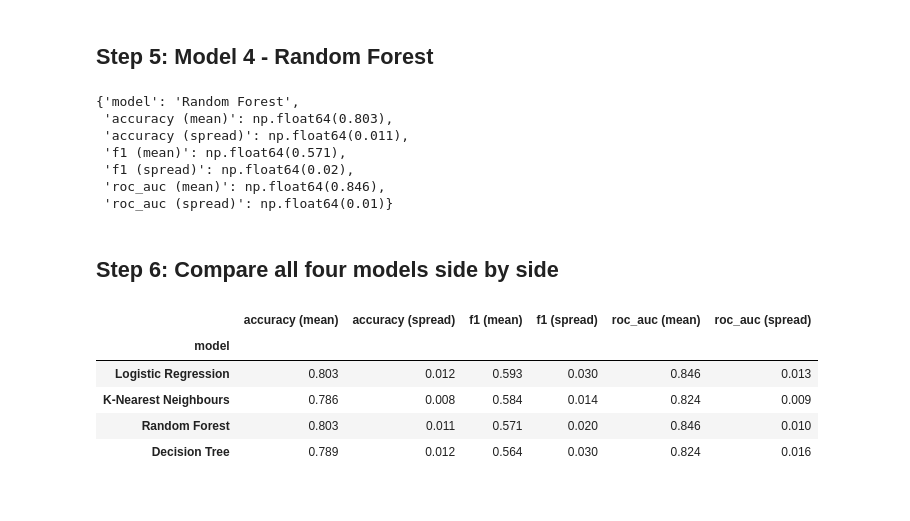
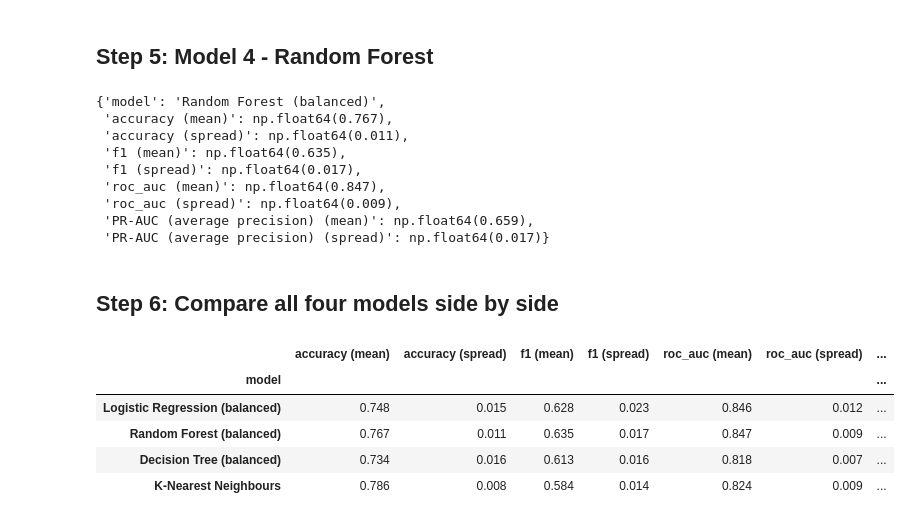
Before and after one commit to umarkhemis/ML_Caption_Project, a Jupyter notebook: notebooks/02_model_comparison.ipynb, the cells around one changed output. Drawn from its saved outputs; the diff is of its cells as text; code cells hidden in the pictures.

```diff
--- a/notebooks/02_model_comparison.ipynb
+++ b/notebooks/02_model_comparison.ipynb
@@ -33,8 +33,7 @@ Pipeline ready (see ../src/setup.py for exactly what it does).
 ## Step 2: Model 1 - Logistic Regression
 # %%
 from sklearn.linear_model import LogisticRegression
-
-log_reg = LogisticRegression(max_iter=1000, random_state=42)
-row_log_reg = evaluate(log_reg, 'Logistic Regression', X_train, y_train, preprocessing, cv)
+log_reg = LogisticRegression(max_iter=2000, class_weight='balanced', random_state=42)
+row_log_reg = evaluate(log_reg, 'Logistic Regression (balanced)', X_train, y_train, preprocessing, cv)
 row_log_reg
 # %% [output]
@@ -49,8 +50,7 @@ row_log_reg
 ## Step 3: Model 2 - Decision Tree
 # %%
 from sklearn.tree import DecisionTreeClassifier
-
-tree = DecisionTreeClassifier(max_depth=6, random_state=42)
-row_tree = evaluate(tree, 'Decision Tree', X_train, y_train, preprocessing, cv)
+tree = DecisionTreeClassifier(max_depth=6, class_weight='balanced', random_state=42)
+row_tree = evaluate(tree, 'Decision Tree (balanced)', X_train, y_train, preprocessing, cv)
 row_tree
 # %% [output]
@@ -81,30 +84,29 @@ row_knn
 ## Step 5: Model 4 - Random Forest
 # %%
 from sklearn.ensemble import RandomForestClassifier
-
-forest = RandomForestClassifier(n_estimators=200, max_depth=8, random_state=42)
-row_forest = evaluate(forest, 'Random Forest', X_train, y_train, preprocessing, cv)
+forest = RandomForestClassifier(n_estimators=200, max_depth=8, class_weight='balanced', random_state=42, n_jobs=-1)
+row_forest = evaluate(forest, 'Random Forest (balanced)', X_train, y_train, preprocessing, cv)
 row_forest
 # %% [output]
-{'model': 'Random Forest',
- 'accuracy (mean)': np.float64(0.803),
+{'model': 'Random Forest (balanced)',
+ 'accuracy (mean)': np.float64(0.767),
  'accuracy (spread)': np.float64(0.011),
- 'f1 (mean)': np.float64(0.571),
- 'f1 (spread)': np.float64(0.02),
- 'roc_auc (mean)': np.float64(0.846),
- 'roc_auc (spread)': np.float64(0.01)}
+ 'f1 (mean)': np.float64(0.635),
+ 'f1 (spread)': np.float64(0.017),
+ 'roc_auc (mean)': np.float64(0.847),
+ 'roc_auc (spread)': np.float64(0.009),
+ 'PR-AUC (average precision) (mean)': np.float64(0.659),
+ 'PR-AUC (average precision) (spread)': np.float64(0.017)}
 # %% [markdown]
 ## Step 6: Compare all four models side by side
 # %%
-comparison = pd.DataFrame([row_log_reg, row_tree, row_knn, row_forest])
-comparison = comparison.set_index('model')
-comparison = comparison.sort_values('f1 (mean)', ascending=False)
-comparison
+comparison = pd.DataFrame([row_log_reg, row_tree, row_knn, row_forest]).set_index('model')
+comparison.sort_values('PR-AUC (average precision) (mean)', ascending=False)
 # %% [output]
-|  | accuracy (mean) | accuracy (spread) | f1 (mean) | f1 (spread) | roc_auc (mean) | roc_auc (spread) |
-| model |  |  |  |  |  |  |
-| Logistic Regression | 0.803 | 0.012 | 0.593 | 0.030 | 0.846 | 0.013 |
-| K-Nearest Neighbours | 0.786 | 0.008 | 0.584 | 0.014 | 0.824 | 0.009 |
-| Random Forest | 0.803 | 0.011 | 0.571 | 0.020 | 0.846 | 0.010 |
-| Decision Tree | 0.789 | 0.012 | 0.564 | 0.030 | 0.824 | 0.016 |
+|  | accuracy (mean) | accuracy (spread) | f1 (mean) | f1 (spread) | roc_auc (mean) | roc_auc (spread) | ... |
+| model |  |  |  |  |  |  | ... |
+| Logistic Regression (balanced) | 0.748 | 0.015 | 0.628 | 0.023 | 0.846 | 0.012 | ... |
+| Random Forest (balanced) | 0.767 | 0.011 | 0.635 | 0.017 | 0.847 | 0.009 | ... |
+| Decision Tree (balanced) | 0.734 | 0.016 | 0.613 | 0.016 | 0.818 | 0.007 | ... |
+| K-Nearest Neighbours | 0.786 | 0.008 | 0.584 | 0.014 | 0.824 | 0.009 | ... |
 # %%
```
Also changed, not shown: parts of 7 cells of this notebook.
